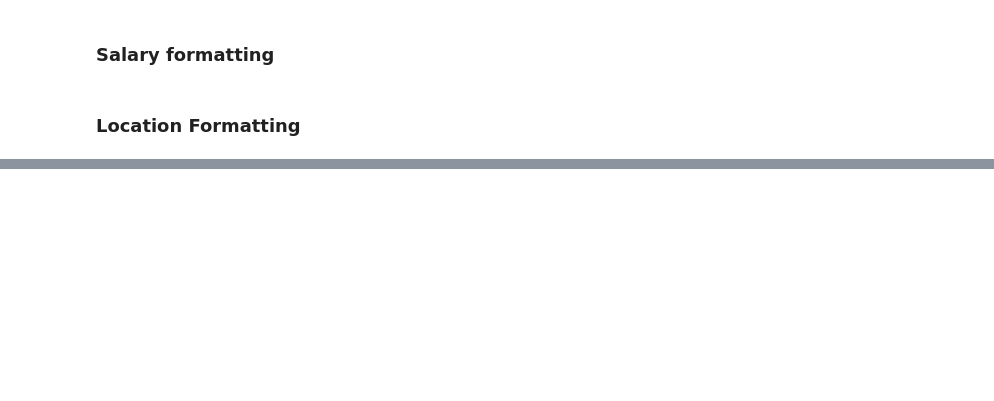
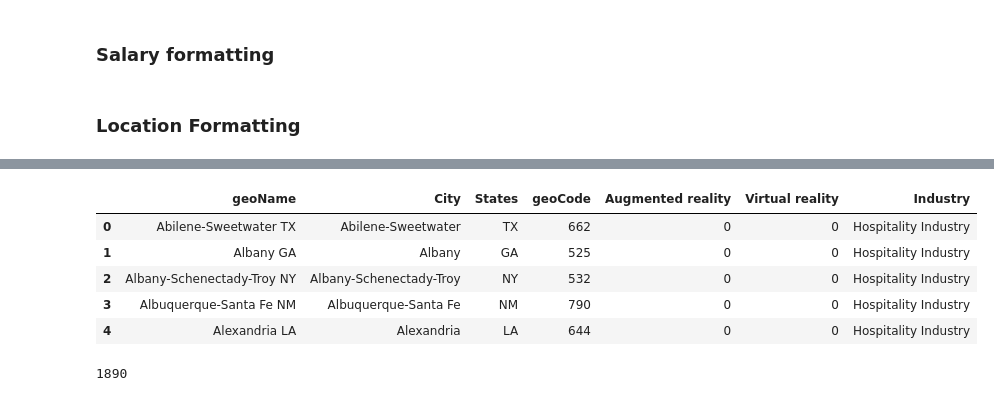
Before and after one commit to Johnnydaszhu/CapStone, a Jupyter notebook: Data Cleaned all.ipynb, the cells around one changed output, grey strips where cells are left out. Cells and saved outputs as stored; diff of their text form; code cells hidden in the pictures; blank space fills up the shorter version.

```diff
--- a/Data Cleaned all.ipynb
+++ b/Data Cleaned all.ipynb
@@ -80,2 +82,17 @@ geocode_result[0]['geometry']['location']['lat'], geocode_result[0]['geometry'][
+# %%
+df_loc = pd.read_csv('/Users/jz/Downloads/df_region_heat.csv')
+# %%
+df_loc.head()
+# %% [output]
+|  | geoName | City | States | geoCode | Augmented reality | Virtual reality | Industry |
+| 0 | Abilene-Sweetwater TX | Abilene-Sweetwater | TX | 662 | 0 | 0 | Hospitality Industry |
+| 1 | Albany GA | Albany | GA | 525 | 0 | 0 | Hospitality Industry |
+| 2 | Albany-Schenectady-Troy NY | Albany-Schenectady-Troy | NY | 532 | 0 | 0 | Hospitality Industry |
+| 3 | Albuquerque-Santa Fe NM | Albuquerque-Santa Fe | NM | 790 | 0 | 0 | Hospitality Industry |
+| 4 | Alexandria LA | Alexandria | LA | 644 | 0 | 0 | Hospitality Industry |
 # %%
 df_salary_cleaned['location'] = df_salary_cleaned['location'].fillna(0)
+# %%
+len(df_loc['geoName'])
+# %% [output]
+1890
```
Also changed, not shown: parts of 4 cells of this notebook, 8 other files.
